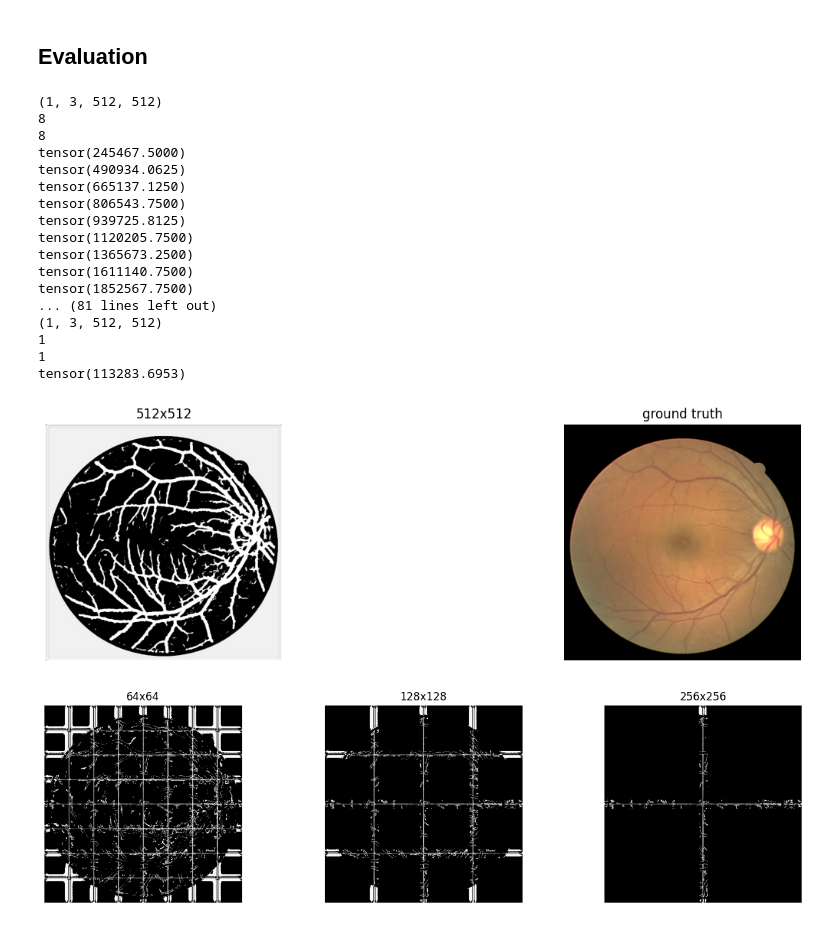
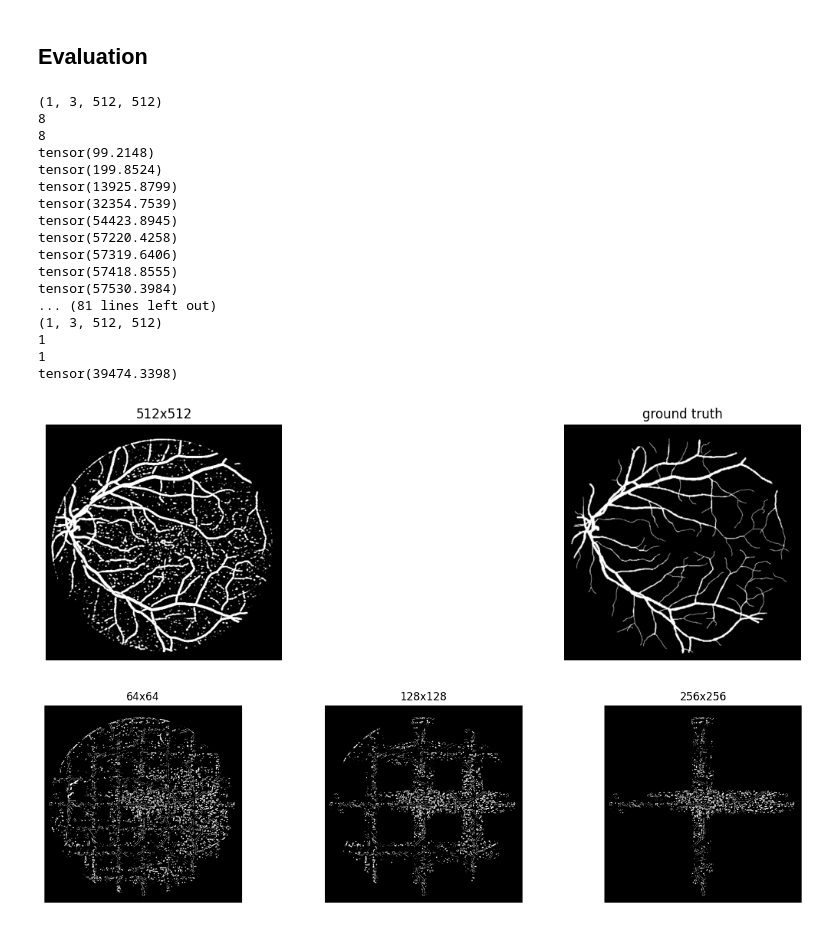
Before and after one commit to rjarvi/IDLCV_23_HotDog, a Jupyter notebook: Segmentation/Retinal_Rasmus/model_eval.ipynb, the cells around one changed output. Cells and saved outputs as stored; diff of their text form; code cells hidden in the pictures.

```diff
--- a/Segmentation/Retinal_Rasmus/model_eval.ipynb
+++ b/Segmentation/Retinal_Rasmus/model_eval.ipynb
@@ -168,7 +168,7 @@ def evaluate_images_patched(image, mask, model, crop_size,device='cpu'):
 
             pred = model(main_image)
             loss = torch.sigmoid(pred).detach().cpu()
-
+            loss = (loss > 0.5).long()
 
             output_images[:, :, x*x_size:x*x_size+x_size, y*y_size: y*y_size+y_size] = loss
             avg_loss += loss.sum() / batch_size*x_splits*y_splits
@@ -226,7 +226,7 @@ def evaluate_model(model, loss_fn, test_loader, device="cuda"):
 image = next(iter(test_loader))
 
 main = image["image"][:]
-secondary = image["image"][:]
+secondary = image["vessel_mask"][:]
 
 transform = TF.ToPILImage()
 
@@ -237,44 +237,44 @@ size512 = 512
 
 
 images64, _ = evaluate_images_patched(main, secondary, model, crop_size=(size64,size64),device="cuda" )
 images128, _ = evaluate_images_patched(main, secondary, model, crop_size=(size128,size128),device="cuda" )
 images256, _ = evaluate_images_patched(main, secondary, model, crop_size=(size256,size256),device="cuda" )
 images512, _ = evaluate_images_patched(main, secondary, model, crop_size=(size512,size512),device="cuda" )
 
 
 fig, axs = plt.subplots(1, 2, figsize=(16, 4))  # You can change (1, 4) to (2, 2) for a 2x2 grid
 
 
 
 axs[0].imshow(transform(images512[0]), cmap="gray")
 axs[0].set_title('512x512')
 axs[0].axis('off')
 
 axs[1].imshow(transform(secondary[0]), cmap="gray")
 axs[1].set_title('ground truth')
 axs[1].axis('off')
 
 # Display the full figure
 plt.show()
 # %% [output]
 (1, 3, 512, 512)
 8
 8
-tensor(245467.5000)
-tensor(490934.0625)
-tensor(665137.1250)
-tensor(806543.7500)
-tensor(939725.8125)
-tensor(1120205.7500)
-tensor(1365673.2500)
-tensor(1611140.7500)
-tensor(1852567.7500)
+tensor(99.2148)
+tensor(199.8524)
+tensor(13925.8799)
+tensor(32354.7539)
+tensor(54423.8945)
+tensor(57220.4258)
+tensor(57319.6406)
+tensor(57418.8555)
+tensor(57530.3984)
 ... (81 lines left out)
 (1, 3, 512, 512)
 1
 1
-tensor(113283.6953)
+tensor(39474.3398)
-[figure, old version]
+[figure, new version]
 # %%
 fig, axs = plt.subplots(1, 3, figsize=(16, 4))  # You can change (1, 4) to (2, 2) for a 2x2 grid
 
@@ -300,4 +300,4 @@ axs[2].axis('off')
 # Display the full figure
 plt.show()
 # %% [output]
-[figure, old version]
+[figure, new version]
```
Also changed, not shown: parts of 1 cell of this notebook, 4 other files.
